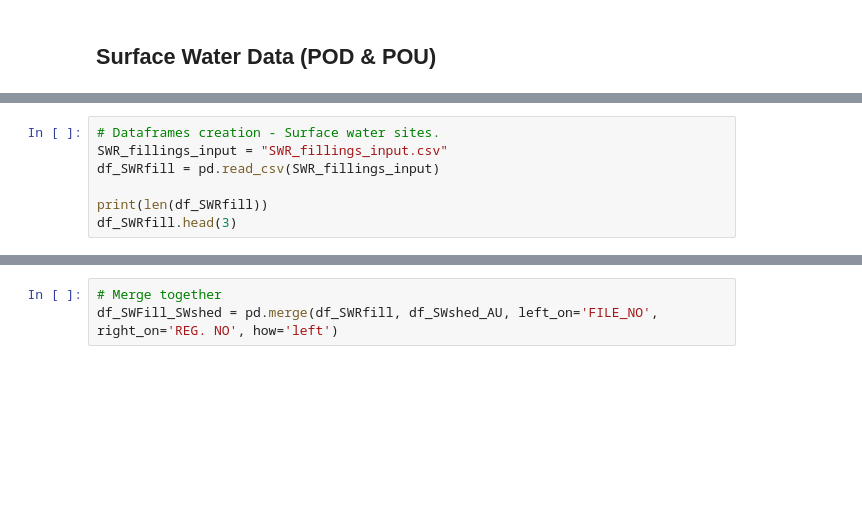
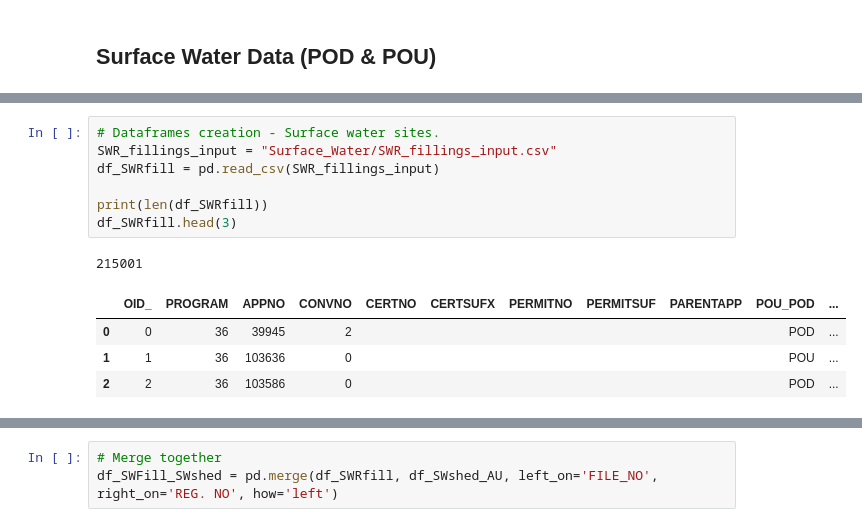
Before and after one commit to WSWCWaterDataExchange/MappingStatesDataToWaDE2.0, a Jupyter notebook: Arizona/WaterAllocation/0_PreProcessArizonaAllocationData.ipynb, the cells around one changed output, grey strips where cells are left out. Drawn from its saved outputs; the diff is of its cells as text; blank space fills up the shorter version.

```diff
--- a/Arizona/WaterAllocation/0_PreProcessArizonaAllocationData.ipynb
+++ b/Arizona/WaterAllocation/0_PreProcessArizonaAllocationData.ipynb
@@ -137,10 +175,16 @@ df_SWSHED.head(5)
 # %%
 # Dataframes creation - Surface water sites.
-SWR_fillings_input = "SWR_fillings_input.csv"
+SWR_fillings_input = "Surface_Water/SWR_fillings_input.csv"
 df_SWRfill = pd.read_csv(SWR_fillings_input)
 
 print(len(df_SWRfill))
 df_SWRfill.head(3)
+# %% [output]
+215001
+|  | OID_ | PROGRAM | APPNO | CONVNO | CERTNO | CERTSUFX | PERMITNO | PERMITSUF | PARENTAPP | POU_POD | ... |
+| 0 | 0 | 36 | 39945 | 2 |  |  |  |  |  | POD | ... |
+| 1 | 1 | 36 | 103636 | 0 |  |  |  |  |  | POU | ... |
+| 2 | 2 | 36 | 103586 | 0 |  |  |  |  |  | POD | ... |
 # %%
 # Need to restructure df_SWSHED
 # Single Flow_CFS as ANNUAL USE value.
```
Also changed, not shown: parts of 16 cells of this notebook, 3 other files.
